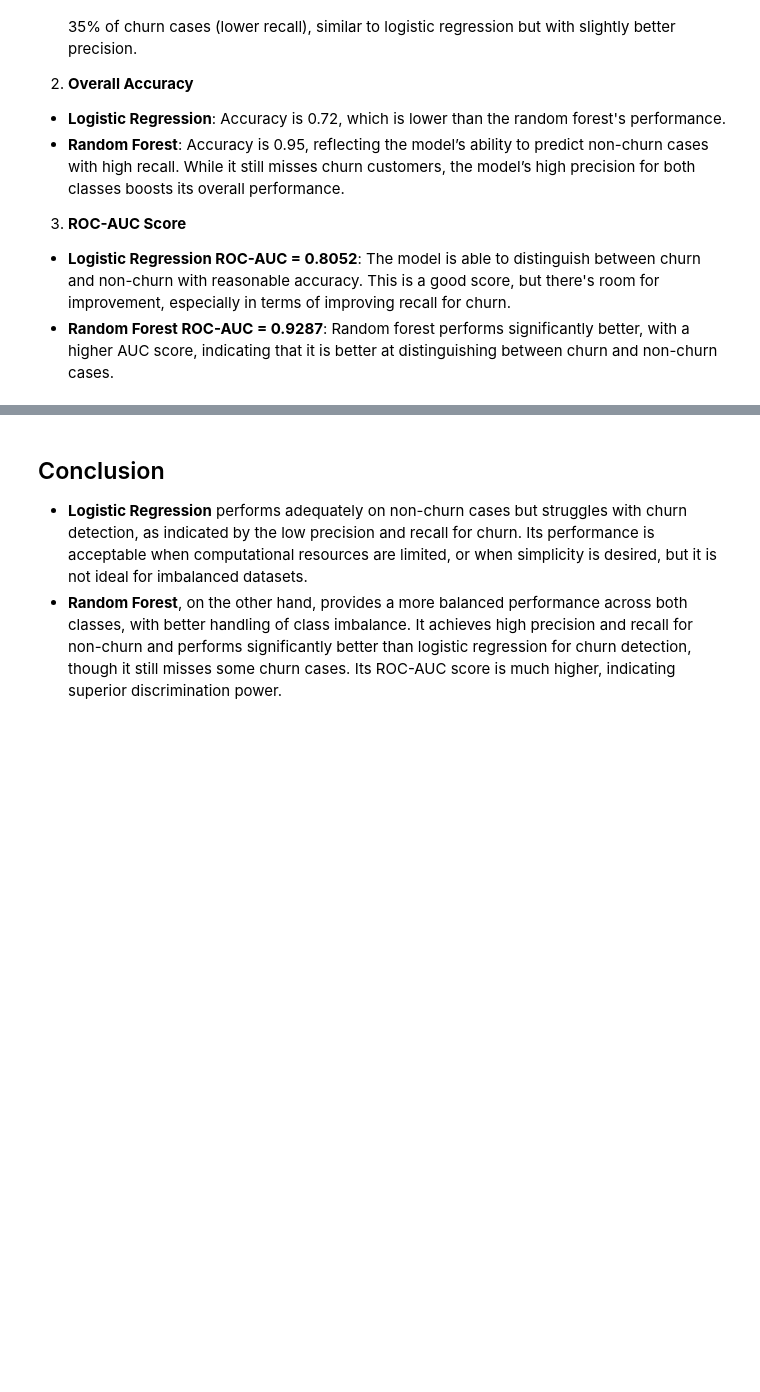
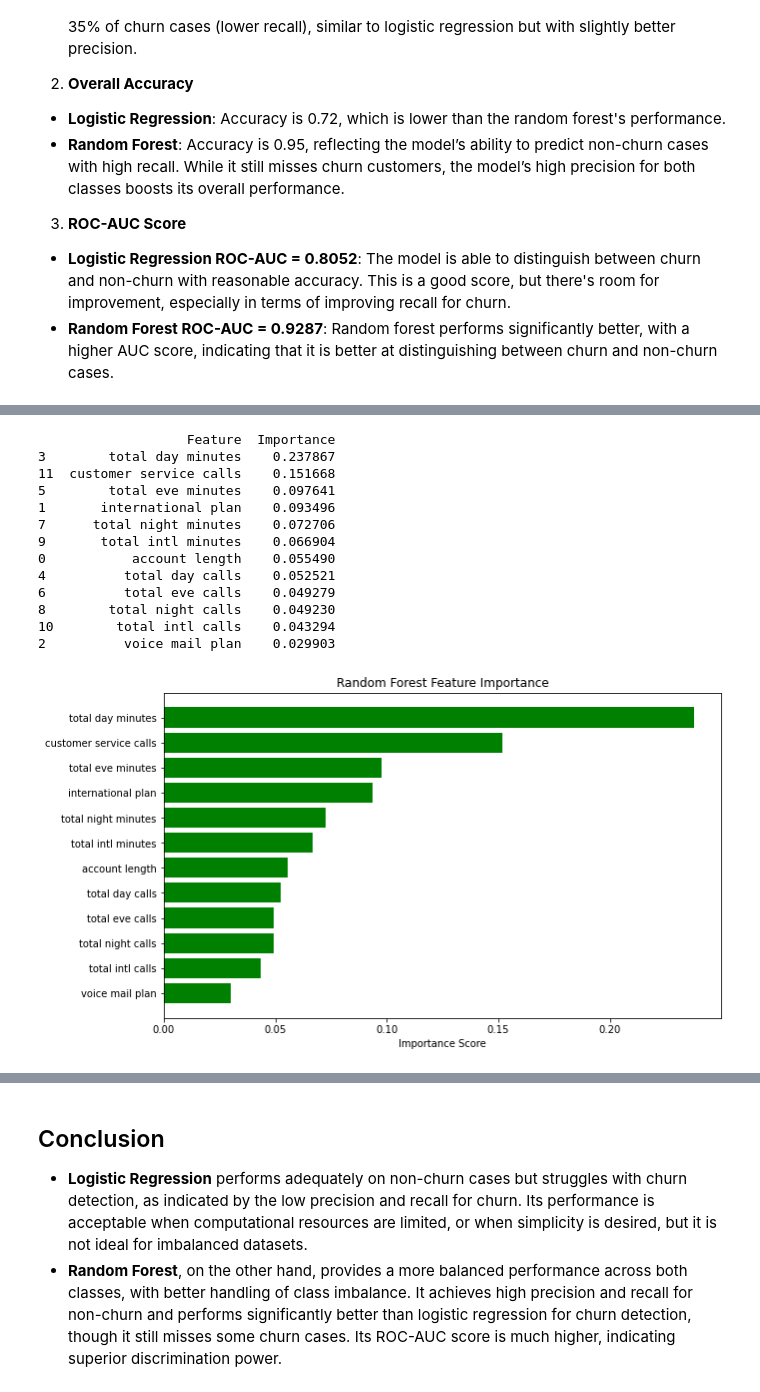
Before and after one commit to tracy-gwehona/Customer-Churn-Prediction, a Jupyter notebook: Customer-Churn-Prediction.ipynb, the cells around one changed output, grey strips where cells are left out. Cells and saved outputs as stored; diff of their text form; code cells hidden in the pictures; blank space fills up the shorter version.

```diff
--- a/Customer-Churn-Prediction.ipynb
+++ b/Customer-Churn-Prediction.ipynb
@@ -468,0 +496,42 @@ plt.show()
+# %%
+# Get feature importance scores from the trained Random Forest model
+importances = rf.feature_importances_
+
+# Create a DataFrame to display feature names and their importance scores
+feature_names = X_train.columns
+feature_importance_df = pd.DataFrame({
+    'Feature': feature_names,
+    'Importance': importances
+})
+
+# Sort the DataFrame by importance in descending order
+feature_importance_df = feature_importance_df.sort_values(by='Importance', ascending=False)
+
+# Display the feature importance DataFrame
+print(feature_importance_df)
+
+# Plot feature importance
+plt.figure(figsize=(10, 6))
+plt.barh(feature_importance_df['Feature'], feature_importance_df['Importance'], color='green')
+plt.xlabel('Importance Score')
+plt.title('Random Forest Feature Importance')
+
+# Invert y-axis to show the most important feature at the top
+plt.gca().invert_yaxis()
+
+plt.show()
+# %% [output]
+                   Feature  Importance
+3        total day minutes    0.237867
+11  customer service calls    0.151668
+5        total eve minutes    0.097641
+1       international plan    0.093496
+7      total night minutes    0.072706
+9       total intl minutes    0.066904
+0           account length    0.055490
+4          total day calls    0.052521
+6          total eve calls    0.049279
+8        total night calls    0.049230
+10        total intl calls    0.043294
+2          voice mail plan    0.029903
+[figure, added]
```
Also changed, not shown: parts of 9 cells of this notebook.
